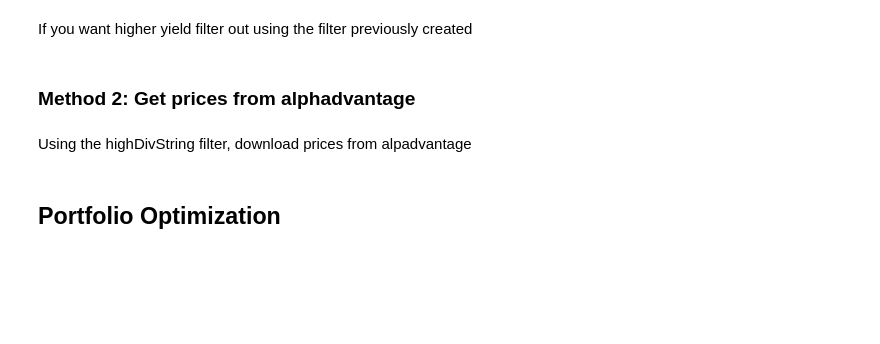
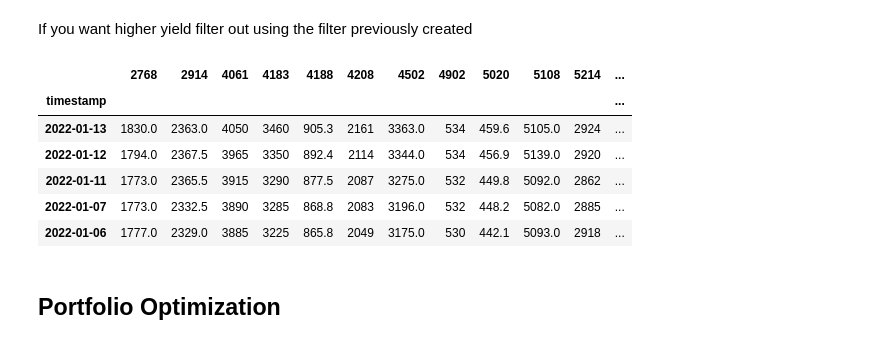
Before and after one commit to cartasuzuki/phynance, a Jupyter notebook: NikkeiHighDiv50_analysis.ipynb, the cells around one changed output. Cells and saved outputs as stored; diff of their text form; code cells hidden in the pictures; blank space fills up the shorter version.

```diff
--- a/NikkeiHighDiv50_analysis.ipynb
+++ b/NikkeiHighDiv50_analysis.ipynb
@@ -53,10 +64,11 @@ Create a filter string (highDivString) to be used later to filter stocks with lo
 highDivString = selected_stocks['Code'].values.astype(int)
 highDivString = highDivString.astype(str)
 string = '.TOK'
-highDivString = [x + string for x in highDivString]
+#highDivString = [x + string for x in highDivString]
 # %% [markdown]
 ### Method 1: use csv file
 # %% [markdown]
 Read the stock prices from the csv provided in our repository
 # %%
-stocks = pd.read_csv('https://raw.githubusercontent.com/cartasuzuki/phynance/master/datasets/nikkei_high_dividend_yield_50_prices.csv', index_col= ['timestamp'], parse_dates= ['timestamp'])
+stocks = pd.read_csv('https://raw.githubusercontent.com/cartasuzuki/phynance/master/datasets/nikkei50.csv', index_col= ['timestamp'], parse_dates= ['timestamp'])
+#stocks = pd.read_csv('https://raw.githubusercontent.com/cartasuzuki/phynance/master/datasets/nikkei_high_dividend_yield_50_prices.csv', index_col= ['timestamp'], parse_dates= ['timestamp'])
@@ -64,12 +84,22 @@ stocks = pd.read_csv('https://raw.githubusercontent.com/cartasuzuki/phynance/mas
 If you want higher yield filter out using the filter previously created
 # %%
 stocks = stocks[highDivString]
-# %% [markdown]
-### Method 2: Get prices from alphadvantage
-# %% [markdown]
-Using the highDivString filter, download prices from alpadvantage
-# %%
-stocks = PortfolioOptimizer.get_stock_prices(highDivString)
+# %%
+stocks = stocks.replace(',','', regex=True)
+cols=[i for i in stocks.columns if i not in ["timestamp"]]
+
+for col in cols:
+    stocks[col]=pd.to_numeric(stocks[col])
+# %%
+stocks.head()
+# %% [output]
+|  | 2768 | 2914 | 4061 | 4183 | 4188 | 4208 | 4502 | 4902 | 5020 | 5108 | 5214 | ... |
+| timestamp |  |  |  |  |  |  |  |  |  |  |  | ... |
+| 2022-01-13 | 1830.0 | 2363.0 | 4050 | 3460 | 905.3 | 2161 | 3363.0 | 534 | 459.6 | 5105.0 | 2924 | ... |
+| 2022-01-12 | 1794.0 | 2367.5 | 3965 | 3350 | 892.4 | 2114 | 3344.0 | 534 | 456.9 | 5139.0 | 2920 | ... |
+| 2022-01-11 | 1773.0 | 2365.5 | 3915 | 3290 | 877.5 | 2087 | 3275.0 | 532 | 449.8 | 5092.0 | 2862 | ... |
+| 2022-01-07 | 1773.0 | 2332.5 | 3890 | 3285 | 868.8 | 2083 | 3196.0 | 532 | 448.2 | 5082.0 | 2885 | ... |
+| 2022-01-06 | 1777.0 | 2329.0 | 3885 | 3225 | 865.8 | 2049 | 3175.0 | 530 | 442.1 | 5093.0 | 2918 | ... |
 # %% [markdown]
 ## Portfolio Optimization
 # %%
```
Also changed, not shown: parts of 16 cells of this notebook.
